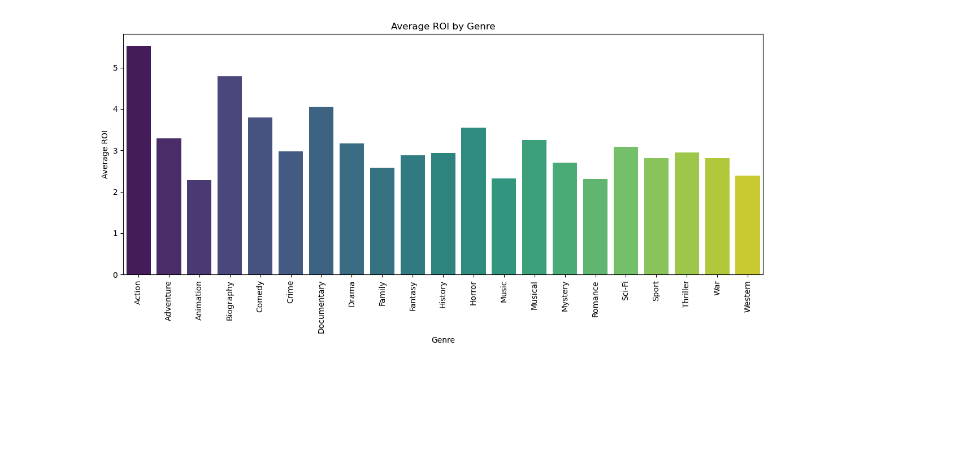
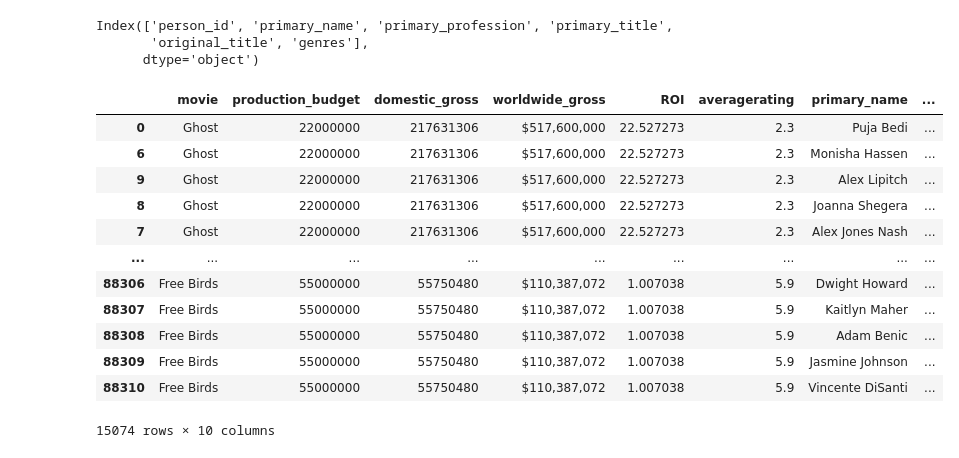
Before and after one commit to Psyluxxx/Movie-Studio-EDA, a Jupyter notebook: Anthony/student.ipynb, the cells around one changed output. Drawn from its saved outputs; the diff is of its cells as text; code cells hidden in the pictures; blank space fills up the shorter version.

```diff
--- a/Anthony/student.ipynb
+++ b/Anthony/student.ipynb
@@ -110,19 +100,32 @@ relevant_movies_df
-# %%
-# Step 1: Preprocess the genres column using the split and stack functions, and then resetting the index
-genres_df = relevant_movies_df['genres'].str.split(',', expand=True).stack().reset_index(level=0, drop=True).rename('genre')
-merged_df = relevant_movies_df.drop('genres', axis=1).join(genres_df)
-
-# Step 2: Calculate average ROI for each genre
-genre_roi_avg = merged_df.groupby('genre')['ROI'].mean().reset_index()
-
-# Step 3: Create a bar plot
-plt.figure(figsize=(12, 6))
-sns.barplot(data=genre_roi_avg, x='genre', y='ROI', palette='viridis')
-plt.xticks(rotation=90)
-plt.xlabel('Genre')
-plt.ylabel('Average ROI')
-plt.title('Average ROI by Genre')
-plt.tight_layout()
-plt.show()
-# %% [output]
-[figure, removed]
+# %%
+people_and_movies_df = pd.read_sql("""
+    SELECT p.person_id, primary_name, primary_profession, primary_title, original_title, genres
+FROM persons AS p
+INNER JOIN known_for AS k ON p.person_id = k.person_id
+INNER JOIN movie_basics AS m ON k.movie_id = m.movie_id;
+
+""", conn)
+people_and_movies_df.columns
+# %% [output]
+Index(['person_id', 'primary_name', 'primary_profession', 'primary_title',
+       'original_title', 'genres'],
+      dtype='object')
+# %%
+relevant_people_and_movies = pd.merge(merged_df, people_and_movies_df, how='inner', left_on='movie', right_on='original_title')
+relevant_people_and_movies = relevant_people_and_movies.drop_duplicates(subset = 'primary_name').drop(['release_date', 'numvotes',
+       'runtime_minutes', 'person_id', 'original_title', 'genre'], axis = 1).sort_values(by = 'ROI', ascending = False)
+relevant_people_and_movies
+# %% [output]
+|  | movie | production_budget | domestic_gross | worldwide_gross | ROI | averagerating | primary_name | ... |
+| 0 | Ghost | 22000000 | 217631306 | $517,600,000 | 22.527273 | 2.3 | Puja Bedi | ... |
+| 6 | Ghost | 22000000 | 217631306 | $517,600,000 | 22.527273 | 2.3 | Monisha Hassen | ... |
+| 9 | Ghost | 22000000 | 217631306 | $517,600,000 | 22.527273 | 2.3 | Alex Lipitch | ... |
+| 8 | Ghost | 22000000 | 217631306 | $517,600,000 | 22.527273 | 2.3 | Joanna Shegera | ... |
+| 7 | Ghost | 22000000 | 217631306 | $517,600,000 | 22.527273 | 2.3 | Alex Jones Nash | ... |
+| ... | ... | ... | ... | ... | ... | ... | ... | ... |
+| 88306 | Free Birds | 55000000 | 55750480 | $110,387,072 | 1.007038 | 5.9 | Dwight Howard | ... |
+| 88307 | Free Birds | 55000000 | 55750480 | $110,387,072 | 1.007038 | 5.9 | Kaitlyn Maher | ... |
+| 88308 | Free Birds | 55000000 | 55750480 | $110,387,072 | 1.007038 | 5.9 | Adam Benic | ... |
+| 88309 | Free Birds | 55000000 | 55750480 | $110,387,072 | 1.007038 | 5.9 | Jasmine Johnson | ... |
+| 88310 | Free Birds | 55000000 | 55750480 | $110,387,072 | 1.007038 | 5.9 | Vincente DiSanti | ... |
+15074 rows × 10 columns
```
Also changed, not shown: parts of 19 cells of this notebook.
